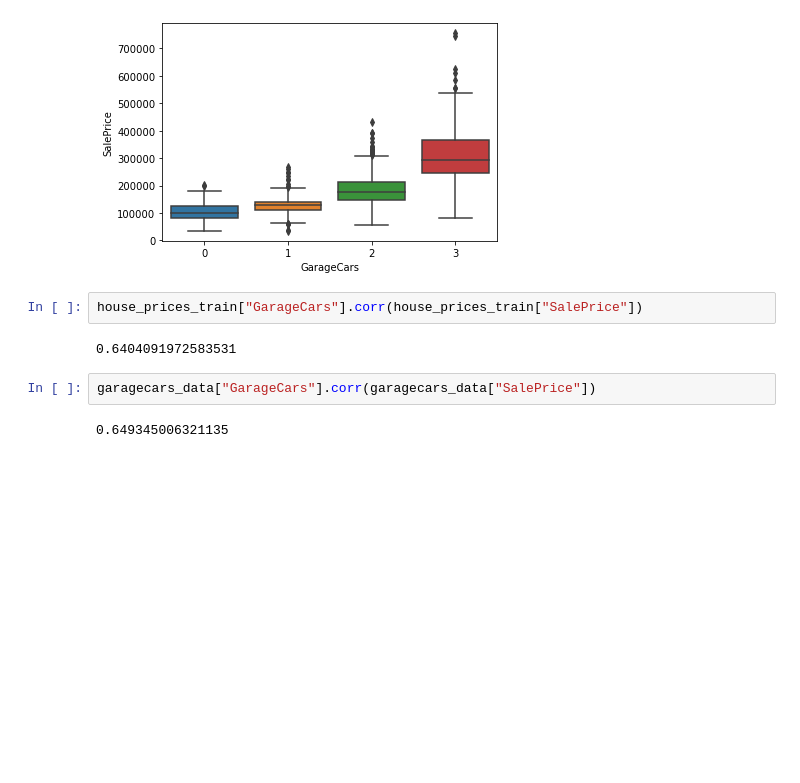
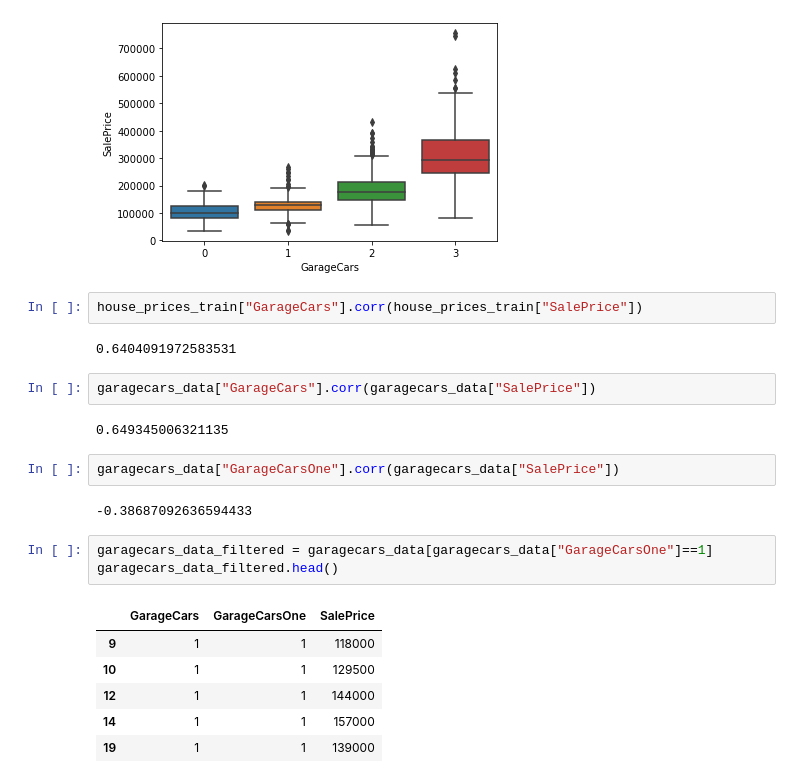
Before and after one commit to greigbingham/kaggle-house-prices, a Jupyter notebook: house_prices_notebook3.ipynb, the cells around one changed output. Cells and saved outputs as stored; diff of their text form; blank space fills up the shorter version.

```diff
--- a/house_prices_notebook3.ipynb
+++ b/house_prices_notebook3.ipynb
@@ -147,3 +155,17 @@ house_prices_train["GarageCars"].corr(house_prices_train["SalePrice"])
 garagecars_data["GarageCars"].corr(garagecars_data["SalePrice"])
 # %% [output]
 0.649345006321135
+# %%
+garagecars_data["GarageCarsOne"].corr(garagecars_data["SalePrice"])
+# %% [output]
+-0.38687092636594433
+# %%
+garagecars_data_filtered = garagecars_data[garagecars_data["GarageCarsOne"]==1]
+garagecars_data_filtered.head()
+# %% [output]
+|  | GarageCars | GarageCarsOne | SalePrice |
+| 9 | 1 | 1 | 118000 |
+| 10 | 1 | 1 | 129500 |
+| 12 | 1 | 1 | 144000 |
+| 14 | 1 | 1 | 157000 |
+| 19 | 1 | 1 | 139000 |
```
Also changed, not shown: parts of 4 cells of this notebook.
